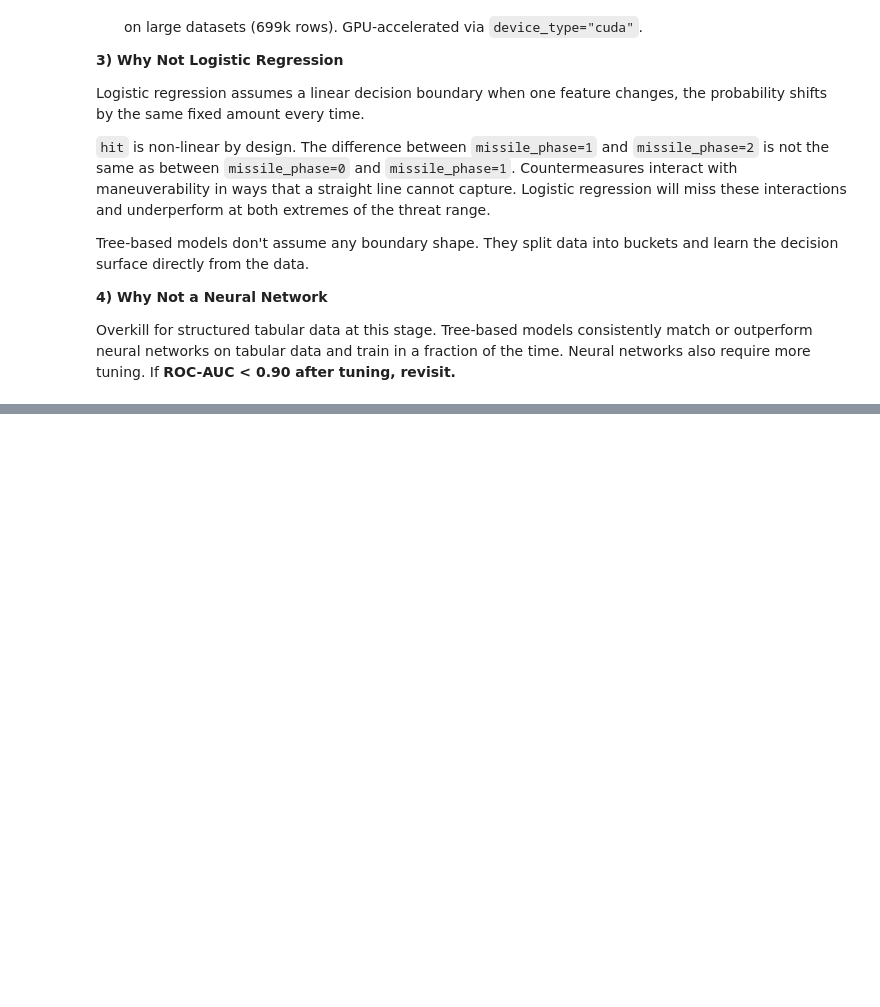
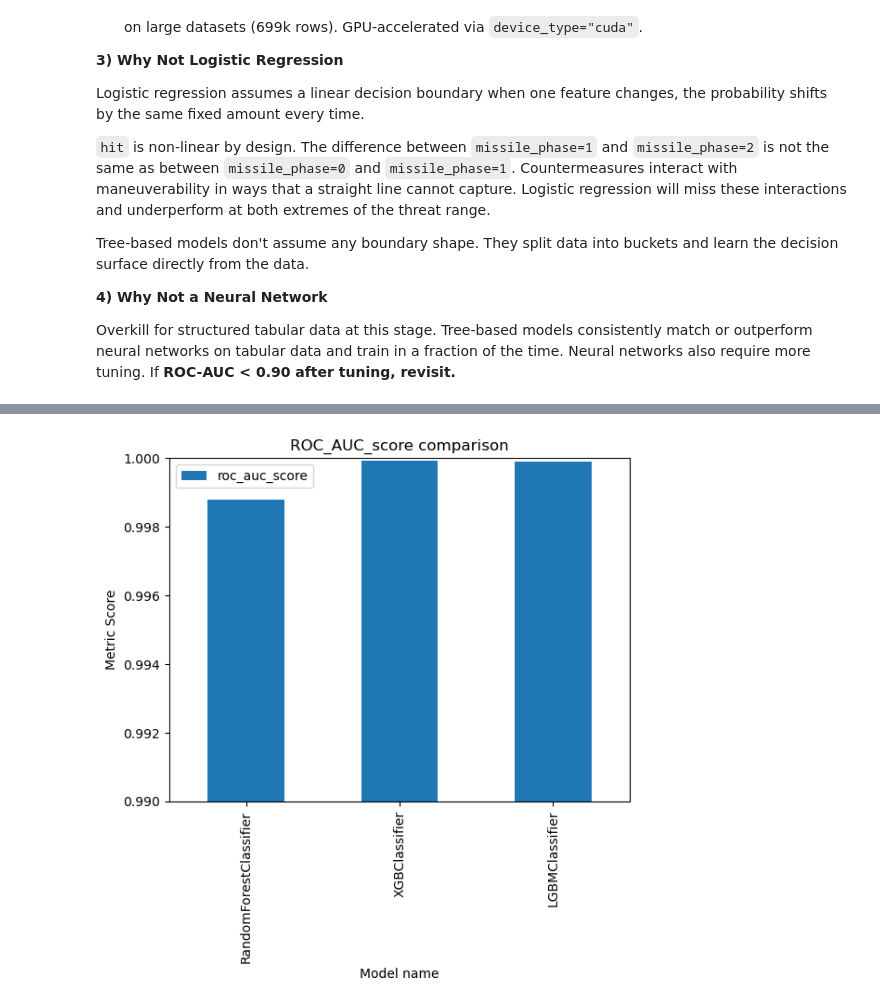
Before and after one commit to Eakempreet/ATAS_Project, a Jupyter notebook: notebooks/03_hit_classifier/03_hit_classifier.ipynb, the cells around one changed output, grey strips where cells are left out. Saved outputs shown, nothing was run; the diff lists cells and outputs as text; code cells hidden in the pictures; blank space fills up the shorter version.

```diff
--- a/notebooks/03_hit_classifier/03_hit_classifier.ipynb
+++ b/notebooks/03_hit_classifier/03_hit_classifier.ipynb
@@ -800,0 +919,11 @@ Overkill for structured tabular data at this stage. Tree-based models consistent
+# %%
+# Comparing ROC_AUC_score side by side
+baseline_predictions['roc_auc_score'].plot(kind="bar")
+plt.title("ROC_AUC_score comparison")
+plt.xlabel("Model name")
+plt.ylabel("Metric Score")
+plt.ylim(0.99, 1)
+plt.legend()
+plt.show();
+# %% [output]
+[figure, added]
```
Also changed, not shown: parts of 26 cells of this notebook.
